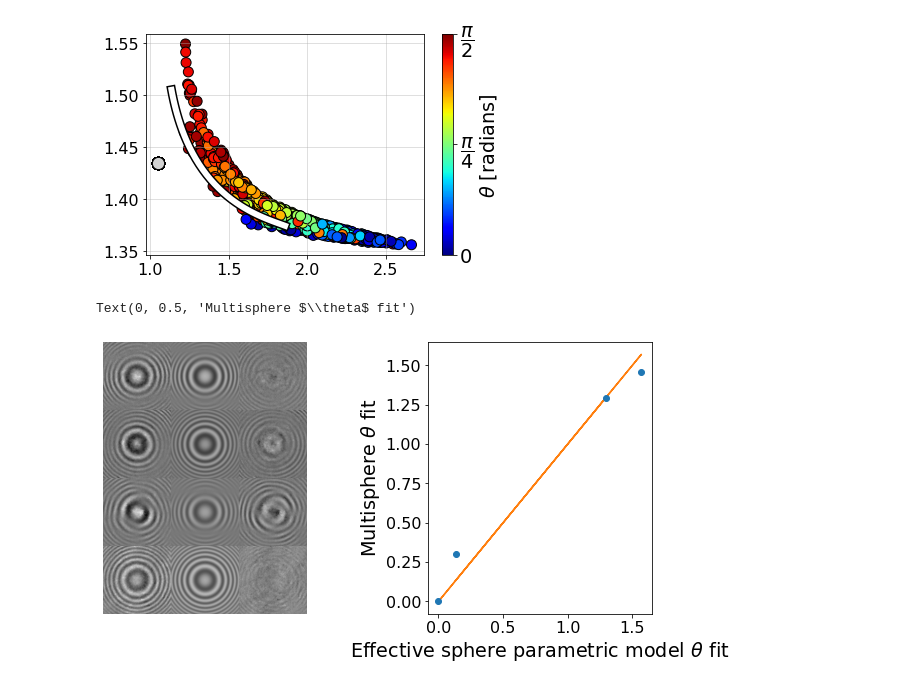
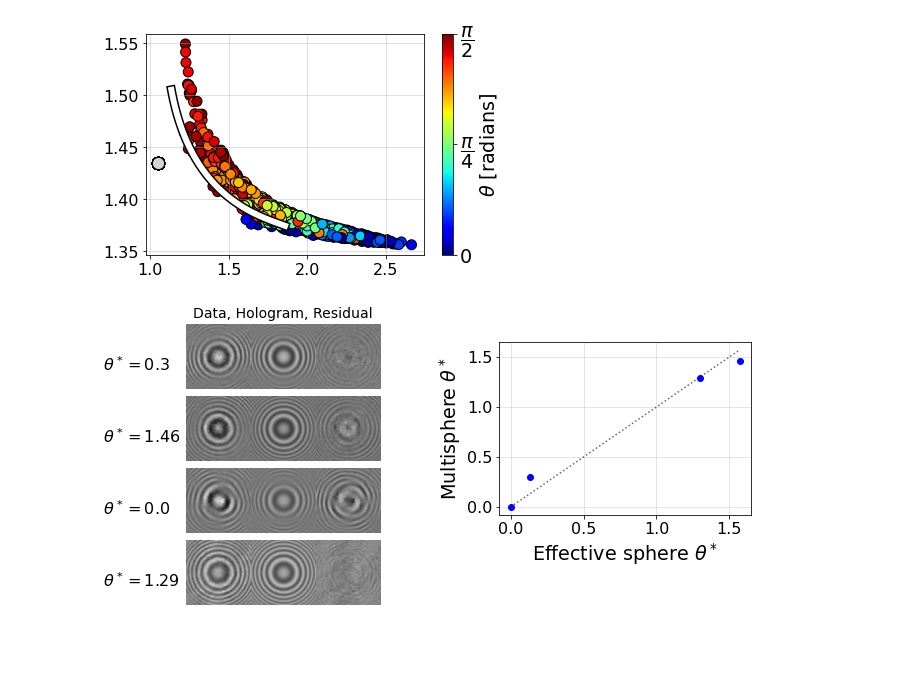
Before and after one commit to laltman2/Dimer_HVM, a Jupyter notebook: reviewer_supplements.ipynb, the cells around one changed output. Saved outputs shown, nothing was run; the diff lists cells and outputs as text; code cells hidden in the pictures; blank space fills up the shorter version.

Commit message:
first try multisphere fig

```diff
--- a/reviewer_supplements.ipynb
+++ b/reviewer_supplements.ipynb
@@ -122,32 +122,33 @@ for i in range(len(d_exp_fit)):
     res = minimize_scalar(distance, bounds=(0, np.pi/2), method='bounded')
     theta_sphere_fit.append(res.x)
 # %%
-import matplotlib.gridspec as gridspec
 theta_errs = np.array([exp_df.theta_neg, exp_df.theta_pos])
-#plt.scatter(theta_sphere_fit, theta_exp_fit)
 
-fig =plt.figure(constrained_layout=True, figsize=(10,5))
-plt.subplots_adjust(hspace=0, wspace=0.5)
-spec = gridspec.GridSpec(ncols=2, nrows=4, figure=fig)
-
+fig,ax =plt.subplots(constrained_layout=True, figsize=(10,5))
+plt.subplots_adjust(left=0.55, bottom=0.4, hspace=0.1, wspace=0.5)
 for i in range(4):
-        fax = fig.add_subplot(spec[i,0])
+        fax = plt.axes([0.1, (4-i)*0.2-0.05, 0.3, 0.18])
         fax.axis('off')
+        if i==0:
+            fax.set_title('Data, Hologram, Residual', size=14)
+        fig.text(0, (4-i)*0.2, r'$\theta^* = {}$'.format(np.around(theta_exp_fit[i], decimals=2)))
         fname = exp_df.imagename[i]
         img = cv2.imread('data/exp_crops/' + fname)
         img = cv2.cvtColor(img, cv2.COLOR_BGR2GRAY).astype(np.float)
         img /= np.mean(img)
         img_holo = cv2.imread('data/exp_crops/fits/5param/' + fname)
         img_holo = cv2.cvtColor(img_holo, cv2.COLOR_BGR2GRAY).astype(np.float)
         img_holo /= np.mean(img_holo)
         res = img_holo-img+1.
         fax.imshow(np.hstack([img, img_holo, res]), cmap='gray')
 
-pax = fig.add_subplot(spec[:,1])
-pax.errorbar(theta_sphere_fit, theta_exp_fit, yerr=theta_errs, fmt='o')
-pax.plot(theta_sphere_fit, theta_sphere_fit)
-pax.set_xlabel(r'Effective sphere parametric model $\theta$ fit')
-pax.set_ylabel(r'Multisphere $\theta$ fit')
+ax.errorbar(theta_sphere_fit, theta_exp_fit, yerr=theta_errs, fmt='o', c='b')
+ax.plot(np.sort(theta_sphere_fit), np.sort(theta_sphere_fit), linestyle='dotted', c='k', alpha=0.6)
+ax.grid(alpha=0.4)
+ax.set_xlabel(r'Effective sphere $\theta^*$')
+ax.set_ylabel(r'Multisphere $\theta^*$')
+
+
+fig.savefig('figures/multisphere_fit01.png')
 # %% [output]
-Text(0, 0.5, 'Multisphere $\\theta$ fit')
-[figure, old version]
+[figure, new version]
```
Also changed, not shown: parts of 2 cells of this notebook, 1 other file.
